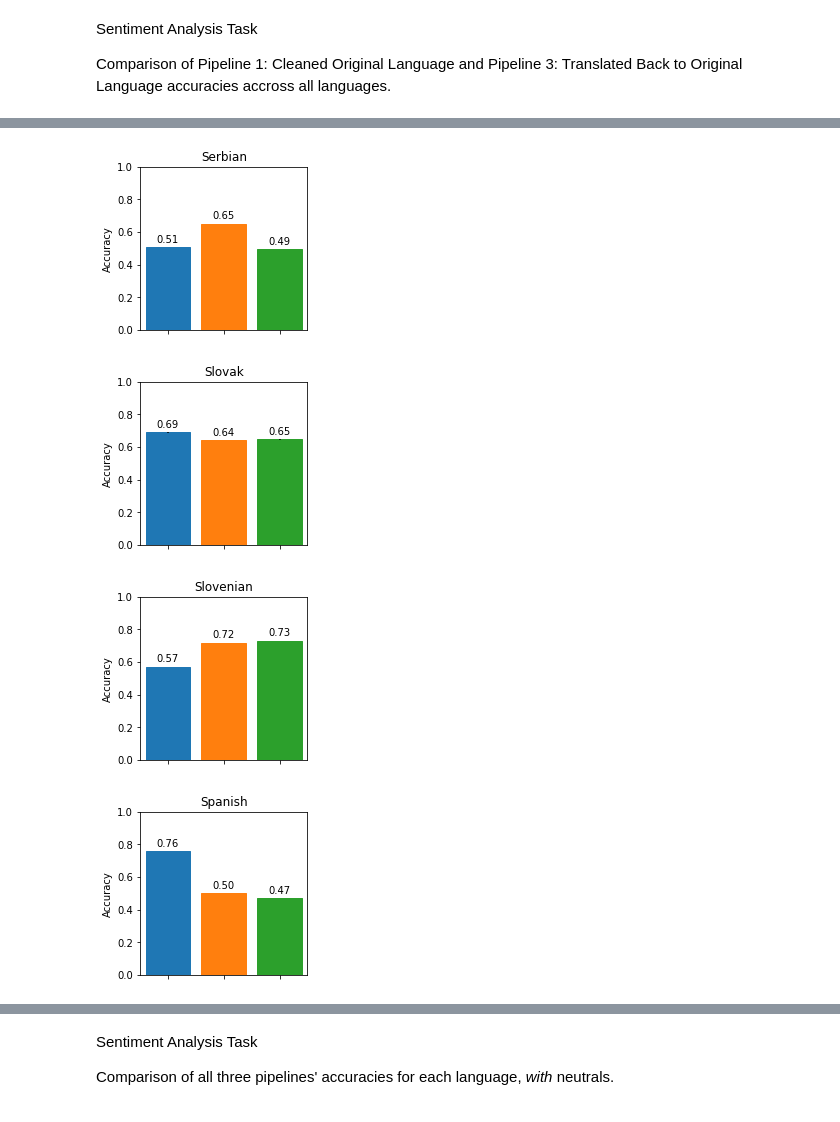
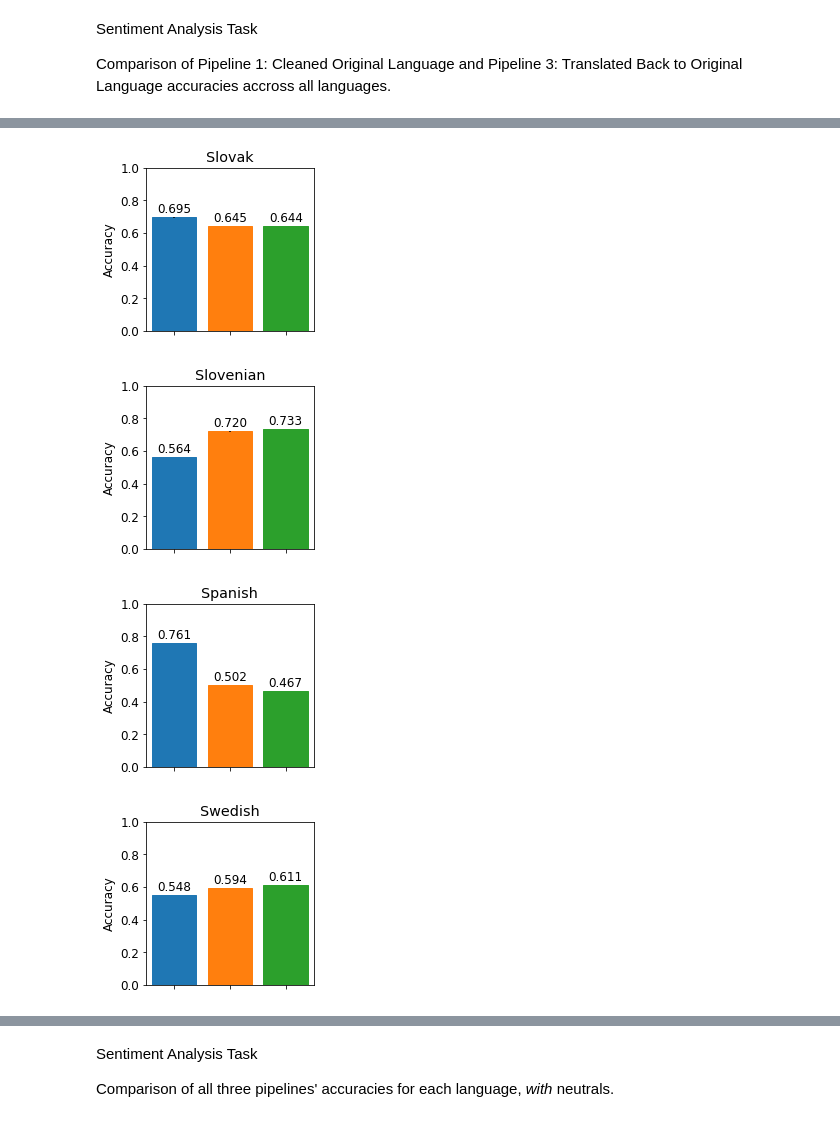
Before and after one commit to edward-chew/machine-translation, a Jupyter notebook: results.ipynb, the cells around one changed output, grey strips where cells are left out. Saved outputs shown, nothing was run; the diff lists cells and outputs as text; code cells hidden in the pictures.

```diff
--- a/results.ipynb
+++ b/results.ipynb
@@ -145,0 +136,2 @@ k_cluster_data
+# %%
+plt.rcParams.update({'font.size': 12})
@@ -154,7 +150,7 @@ def lower_dist(i):
 # %%
 pl1_data = sent_data["Pipeline 1"]["NoNeuTweets"]["Combined"]
 pl2_data = sent_data["Pipeline 2"]["NoNeuTweets"]["Combined"]
-fig_data = pd.DataFrame({"Pipeline": ["Pipeline 1:\nCleaned Original Language\nw/o Neutrals", "Pipeline 2:\nTranslated to English\nw/o Neutrals"],
+fig_data = pd.DataFrame({"Pipeline": ["Original Language\nw/o Neutrals", "English Translated\nw/o Neutrals"],
                      "Median": [pl1_data["Median"], pl2_data["Median"]],
                      "99 Distance": [pl1_data["99 Distance"], pl2_data["99 Distance"]]})
 
@@ -167,7 +163,7 @@ bp = sns.barplot(
     yerr=fig_data["99 Distance"])
 
 plt.ylim(0, 0.8)
-bp.set_title("Figure 1")
+# bp.set_title("Figure 1")
 bp.set(xlabel="Pipeline", ylabel="Accuracy")
 
 bp.patches[0].set_color("tab:orange")
@@ -177,8 +173,8 @@ for bar in bp.patches:
     bp.annotate(format(bar.get_height(), '.3f'),
                (bar.get_x() + bar.get_width() / 2,
                 bar.get_height()), ha='center', va='center',
-                size=10, xytext=(0, 8),
+                size=14, xytext=(0, 8),
                 textcoords='offset points')
 
-plt.savefig("Figures/figure1.png", bbox_inches="tight")
+plt.savefig("Figures/figure1.png", bbox_inches="tight", dpi=2000)
 # %% [output]
@@ -192,7 +188,7 @@ Comparison of Pipeline 1: Cleaned Original Language and Pipeline 3: Translated B
 # %%
 pl1_data = sent_data["Pipeline 1"]["NoNeuTweets"]["Combined"]
 pl3_data = sent_data["Pipeline 3"]["NoNeuTweets"]["Combined"]
-fig_data = pd.DataFrame({"Pipeline": ["Pipeline 1:\nCleaned Original Language\nw/o Neutrals", "Pipeline 3:\nTranslated Back to Original\nw/o Neutrals"],
+fig_data = pd.DataFrame({"Pipeline": ["Original Language\nw/o Neutrals", "Backtranslated\nw/o Neutrals"],
                      "Median": [pl1_data["Median"], pl3_data["Median"]],
                      "99 Distance": [pl1_data["99 Distance"], pl3_data["99 Distance"]]})
 
@@ -205,7 +201,7 @@ bp = sns.barplot(
     yerr=fig_data["99 Distance"])
 
 plt.ylim(0, 0.8)
-bp.set_title("Figure 2")
+# bp.set_title("Figure 2")
 bp.set(xlabel="Pipeline", ylabel="Accuracy")
 
 bp.patches[0].set_color("tab:orange")
@@ -215,8 +211,8 @@ for bar in bp.patches:
     bp.annotate(format(bar.get_height(), '.3f'),
                (bar.get_x() + bar.get_width() / 2,
                 bar.get_height()), ha='center', va='center',
-                size=10, xytext=(0, 8),
+                size=14, xytext=(0, 8),
                 textcoords='offset points')
 
-plt.savefig("Figures/figure2.png", bbox_inches="tight")
+plt.savefig("Figures/figure2.png", bbox_inches="tight", dpi=2000)
 # %% [output]
@@ -273,10 +269,10 @@ def create_barchart(lang) -> None:
                      yerr=fig_data[lang]["99 Distances"])
 
     for bar in bp.patches:
-        bp.annotate(format(bar.get_height(), '.2f'),
+        bp.annotate(format(bar.get_height(), '.3f'),
                        (bar.get_x() + bar.get_width() / 2,
                         bar.get_height()), ha='center', va='center',
-                        size=10, xytext=(0, 8),
+                        size=12, xytext=(0, 8),
                         textcoords='offset points')
 
     plt.rcParams["figure.figsize"] = (3,3)
@@ -351,20 +357,20 @@ plt.savefig("Figures/figure3-10.png", bbox_inches="tight")
 # %%
-create_barchart("Serbian")
-plt.savefig("Figures/figure3-11.png", bbox_inches="tight")
+create_barchart("Slovak")
+plt.savefig("Figures/figure3-Slovak.png", bbox_inches="tight", dpi=2000)
 # %% [output]
-[figure, old version]
+[figure, new version]
 # %%
-create_barchart("Slovak")
-plt.savefig("Figures/figure3-12.png", bbox_inches="tight")
+create_barchart("Slovenian")
+plt.savefig("Figures/figure3-Slovenian.png", bbox_inches="tight", dpi=2000)
 # %% [output]
-[figure, old version]
+[figure, new version]
 # %%
-create_barchart("Slovenian")
-plt.savefig("Figures/figure3-13.png", bbox_inches="tight")
+create_barchart("Spanish")
+plt.savefig("Figures/figure3-Spanish.png", bbox_inches="tight", dpi=2000)
 # %% [output]
-[figure, old version]
+[figure, new version]
 # %%
-create_barchart("Spanish")
-plt.savefig("Figures/figure3-14.png", bbox_inches="tight")
+create_barchart("Swedish")
+plt.savefig("Figures/figure3-Swedish.png", bbox_inches="tight", dpi=2000)
 # %% [output]
-[figure, old version]
+[figure, new version]
```
Also changed, not shown: parts of 102 cells of this notebook, 5 other files.
